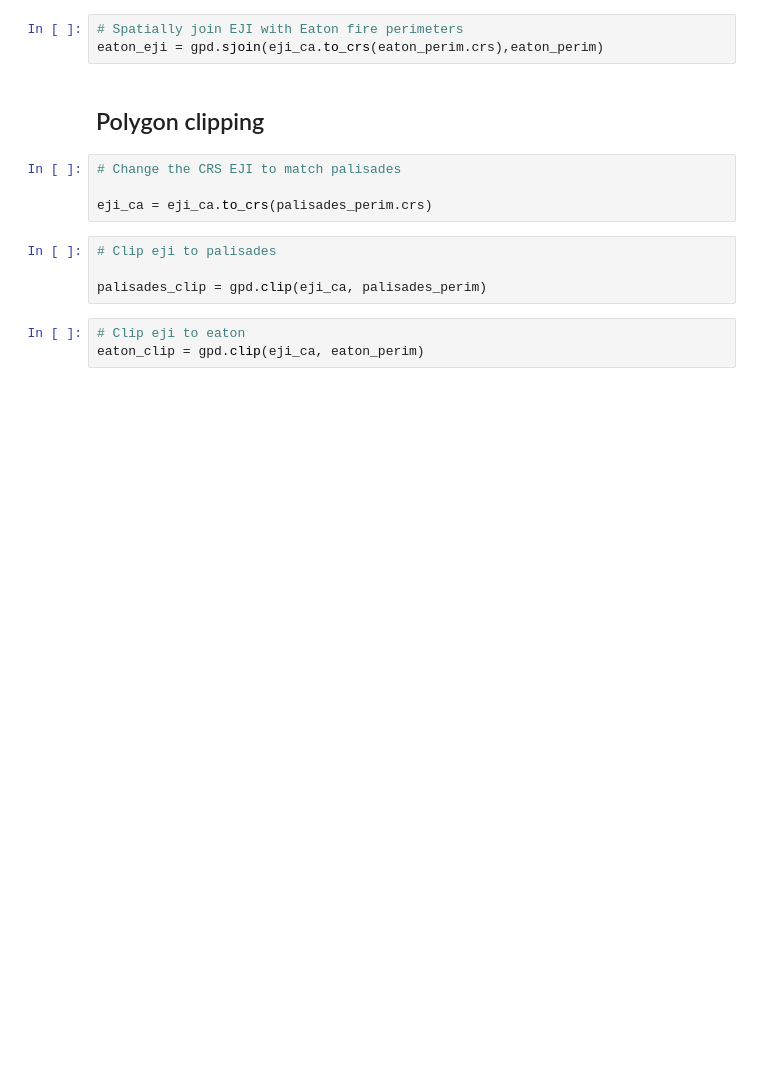
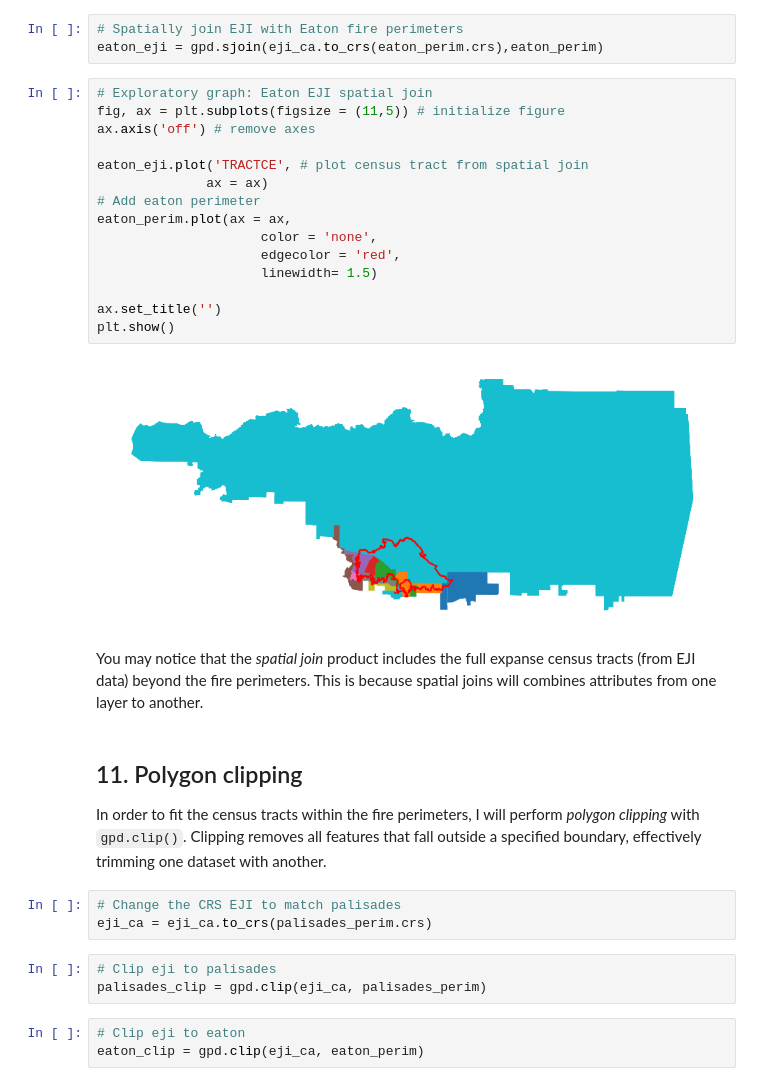
Before and after one commit to IsabellaSegarra/eds220-hwk4, a Jupyter notebook: hwk4-task2-false-color-segarra.ipynb, the cells around one changed output. Drawn from its saved outputs; the diff is of its cells as text; blank space fills up the shorter version.

Commit message:
Finish polygon clipping section.

```diff
--- a/hwk4-task2-false-color-segarra.ipynb
+++ b/hwk4-task2-false-color-segarra.ipynb
@@ -327,15 +350,33 @@ ax.set_title('')
 # %%
 # Spatially join EJI with Eaton fire perimeters
 eaton_eji = gpd.sjoin(eji_ca.to_crs(eaton_perim.crs),eaton_perim)
+# %%
+# Exploratory graph: Eaton EJI spatial join
+fig, ax = plt.subplots(figsize = (11,5)) # initialize figure
+ax.axis('off') # remove axes
+
+eaton_eji.plot('TRACTCE', # plot census tract from spatial join
+              ax = ax)
+# Add eaton perimeter
+eaton_perim.plot(ax = ax,
+                     color = 'none',
+                     edgecolor = 'red',
+                     linewidth= 1.5)
+
+ax.set_title('')
+plt.show()
+# %% [output]
+[figure, added]
+# %% [markdown]
+You may notice that the *spatial join* product includes the full expanse census tracts (from EJI data) beyond the fire perimeters. This is because spatial joins will combines attributes from one layer to another.
 # %% [markdown]
-## Polygon clipping
+## 11. Polygon clipping
+In order to fit the census tracts within the fire perimeters, I will perform *polygon clipping* with `gpd.clip()`. Clipping removes all features that fall outside a specified boundary, effectively trimming one dataset with another.
 # %%
 # Change the CRS EJI to match palisades
-
 eji_ca = eji_ca.to_crs(palisades_perim.crs)
 # %%
 # Clip eji to palisades
-
 palisades_clip = gpd.clip(eji_ca, palisades_perim)
 # %%
 # Clip eji to eaton
```
Also changed, not shown: parts of 21 cells of this notebook.
